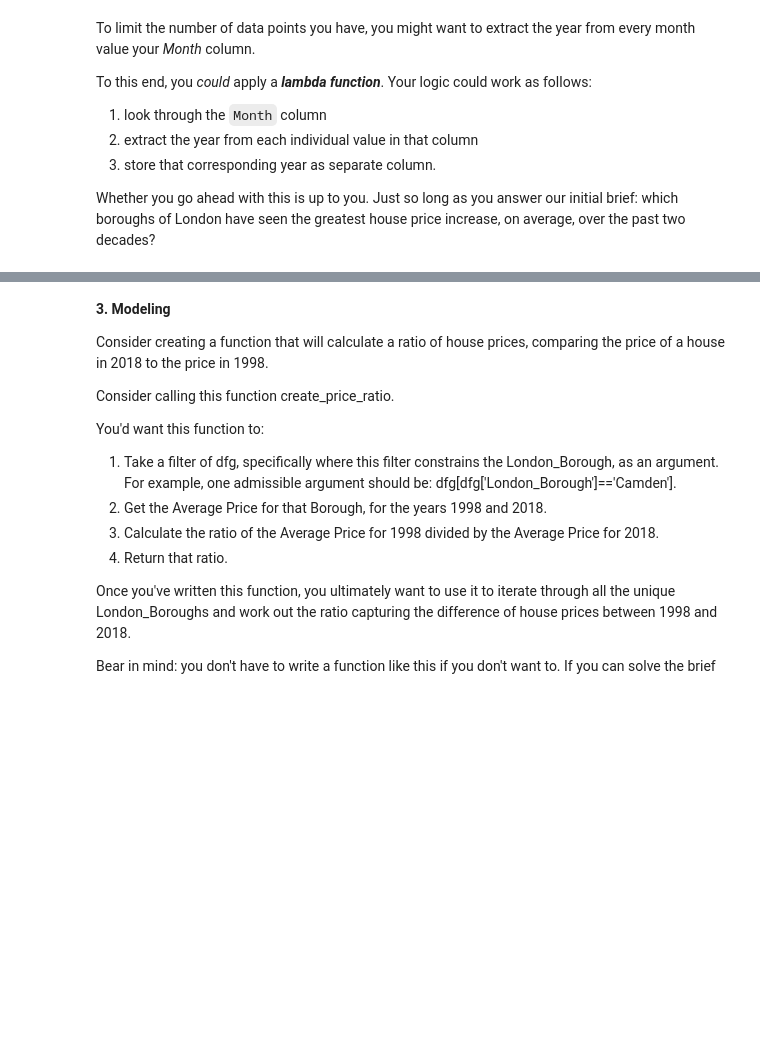
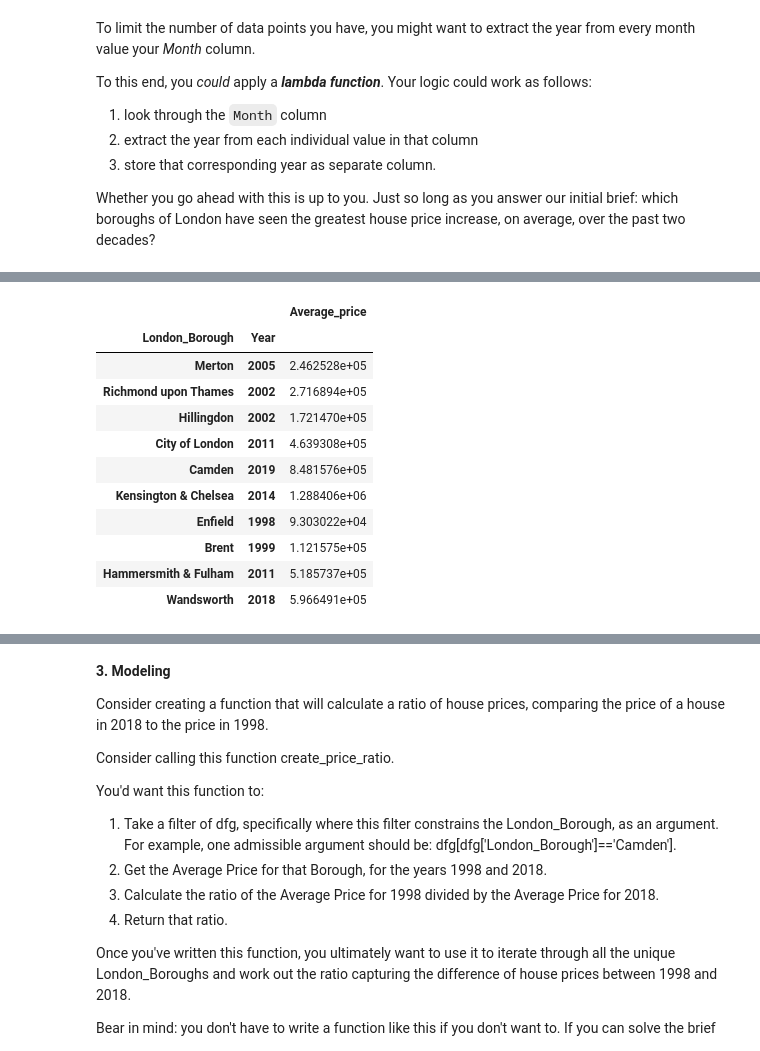
Before and after one commit to lmpweik/springboardbc, a Jupyter notebook: London Housing Case Study - Tier 3.ipynb, the cells around one changed output, grey strips where cells are left out. Drawn from its saved outputs; the diff is of its cells as text; code cells hidden in the pictures; blank space fills up the shorter version.

```diff
--- a/London Housing Case Study - Tier 3.ipynb
+++ b/London Housing Case Study - Tier 3.ipynb
@@ -532,0 +539,17 @@ Whether you go ahead with this is up to you. Just so long as you answer our init
+# %%
+#calculating the mean for each year and for each borough, create new variable, dfg
+dfg = df.groupby(by = ['London_Borough', 'Year']).mean(numeric_only =  True)
+dfg.sample(10)
+# %% [output]
+|  |  | Average_price |
+| London_Borough | Year |  |
+| Merton | 2005 | 2.462528e+05 |
+| Richmond upon Thames | 2002 | 2.716894e+05 |
+| Hillingdon | 2002 | 1.721470e+05 |
+| City of London | 2011 | 4.639308e+05 |
+| Camden | 2019 | 8.481576e+05 |
+| Kensington & Chelsea | 2014 | 1.288406e+06 |
+| Enfield | 1998 | 9.303022e+04 |
+| Brent | 1999 | 1.121575e+05 |
+| Hammersmith & Fulham | 2011 | 5.185737e+05 |
+| Wandsworth | 2018 | 5.966491e+05 |
```
Also changed, not shown: parts of 14 cells of this notebook.
